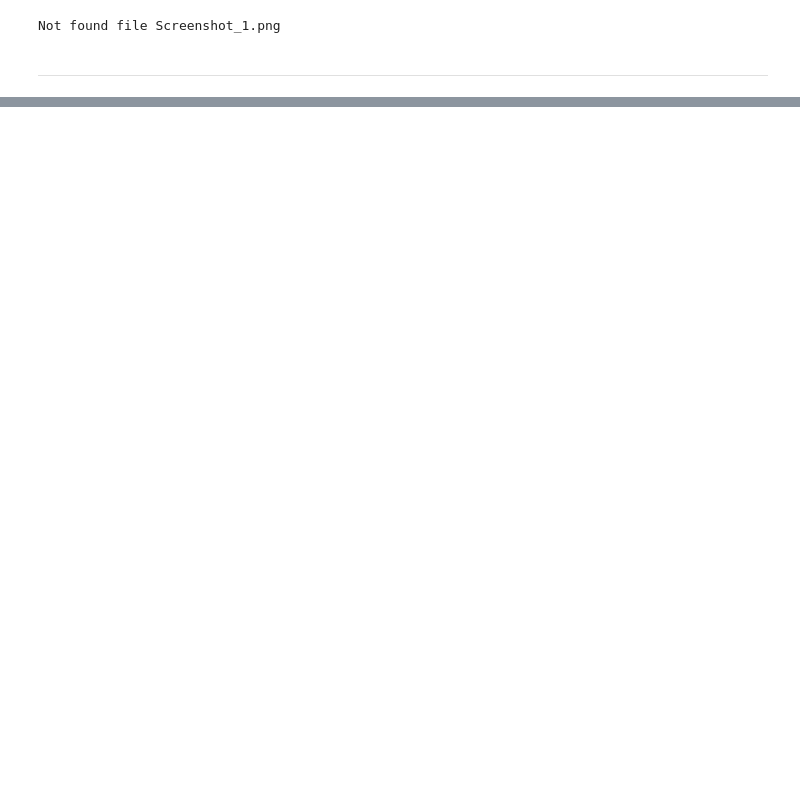
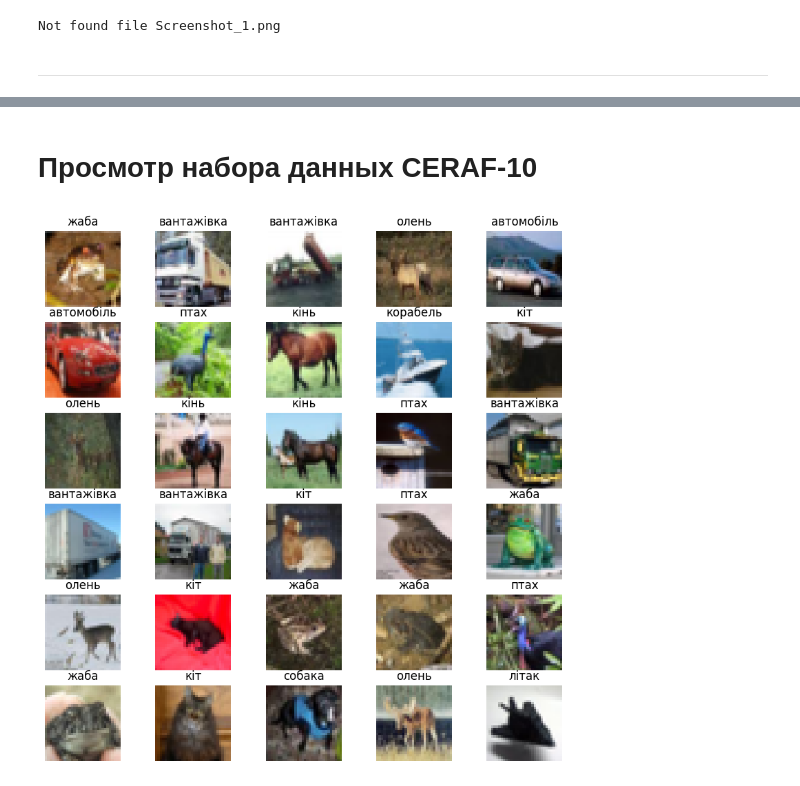
Before and after one commit to useroo5/MachineLearning, a Jupyter notebook: image_classification.ipynb, the cells around one changed output, grey strips where cells are left out. Drawn from its saved outputs; the diff is of its cells as text; code cells hidden in the pictures; blank space fills up the shorter version.

```diff
--- a/image_classification.ipynb
+++ b/image_classification.ipynb
@@ -250 +247,19 @@ Pred: 0 (літак) - on 94.24%
 [figure]
+# %% [markdown]
+# Просмотр набора данных CERAF-10
+# %%
+  # import ..
+  # (X_train, y_train), (X_test, y_test)
+  # class_name = ..
+
+
+  plt.figure(figsize=(10,10))
+
+  for i in range(30):
+    plt.subplot(6, 5, i + 1)
+    plt.imshow(X_train[i])
+    plt.title(class_name[y_train[i][0]])
+    plt.axis("off")
+  plt.show()
+# %% [output]
+[figure, added]
```
Also changed, not shown: parts of 6 cells of this notebook.
